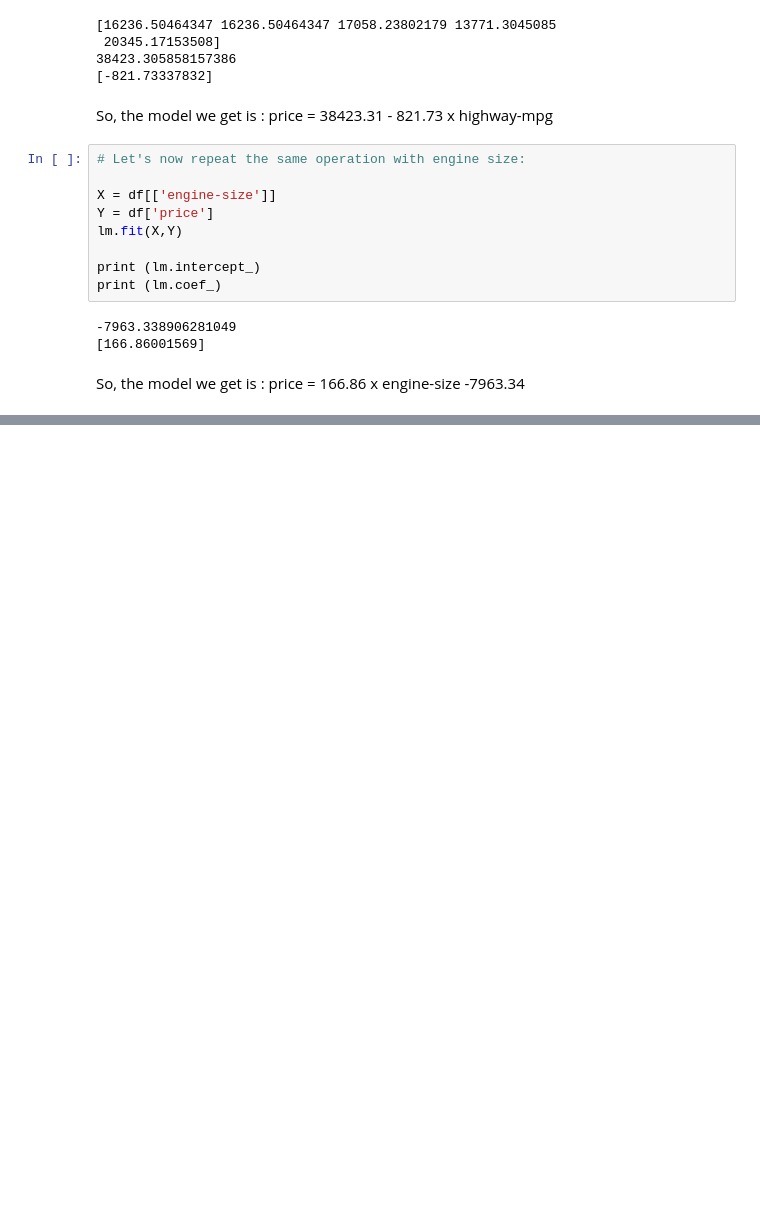
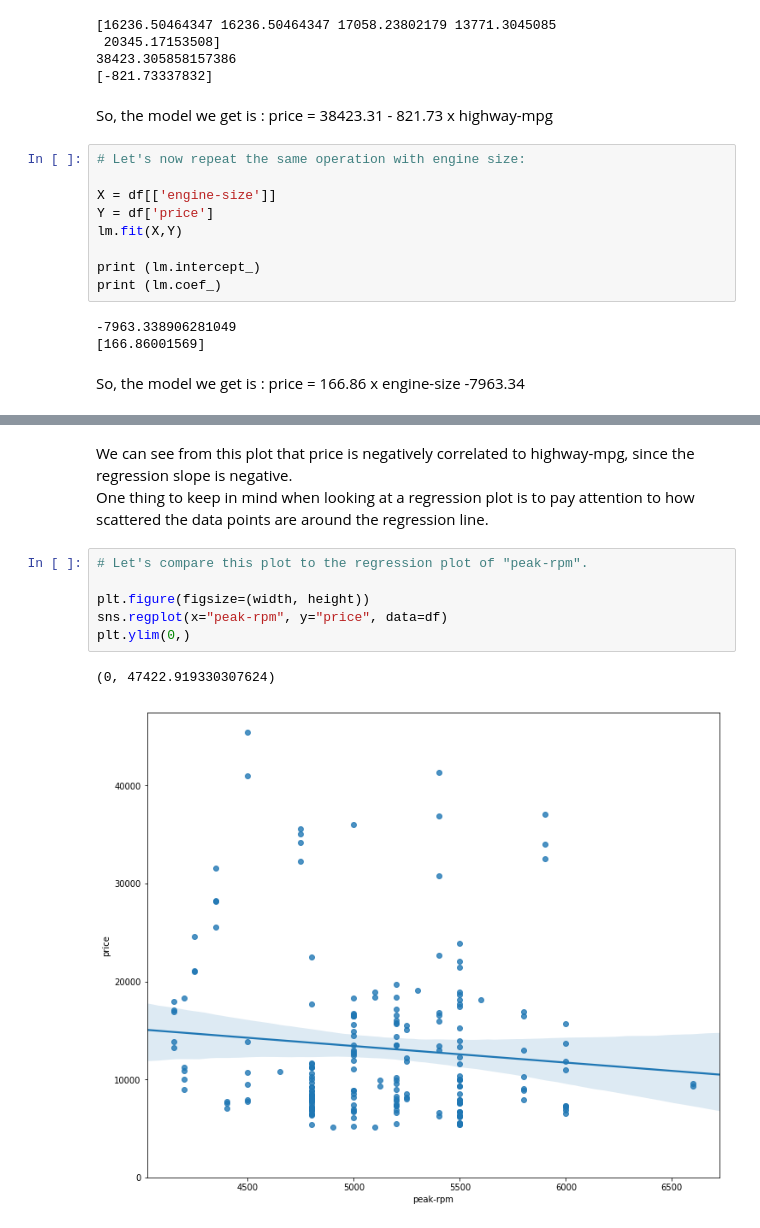
Before and after one commit to GuillaumeRouja/2019-Learning-Python-Data-Wrangling, a Jupyter notebook: model development.ipynb, the cells around one changed output, grey strips where cells are left out. Cells and saved outputs as stored; diff of their text form; blank space fills up the shorter version.

```diff
--- a/model development.ipynb
+++ b/model development.ipynb
@@ -93,0 +137,12 @@ So, the model we get is : price = 166.86 x engine-size -7963.34
+# %% [markdown]
+We can see from this plot that price is negatively correlated to highway-mpg, since the regression slope is negative.
+One thing to keep in mind when looking at a regression plot is to pay attention to how scattered the data points are around the regression line.
+# %%
+# Let's compare this plot to the regression plot of "peak-rpm".
+
+plt.figure(figsize=(width, height))
+sns.regplot(x="peak-rpm", y="price", data=df)
+plt.ylim(0,)
+# %% [output]
+(0, 47422.919330307624)
+[figure, added]
```
Also changed, not shown: parts of 12 cells of this notebook.
